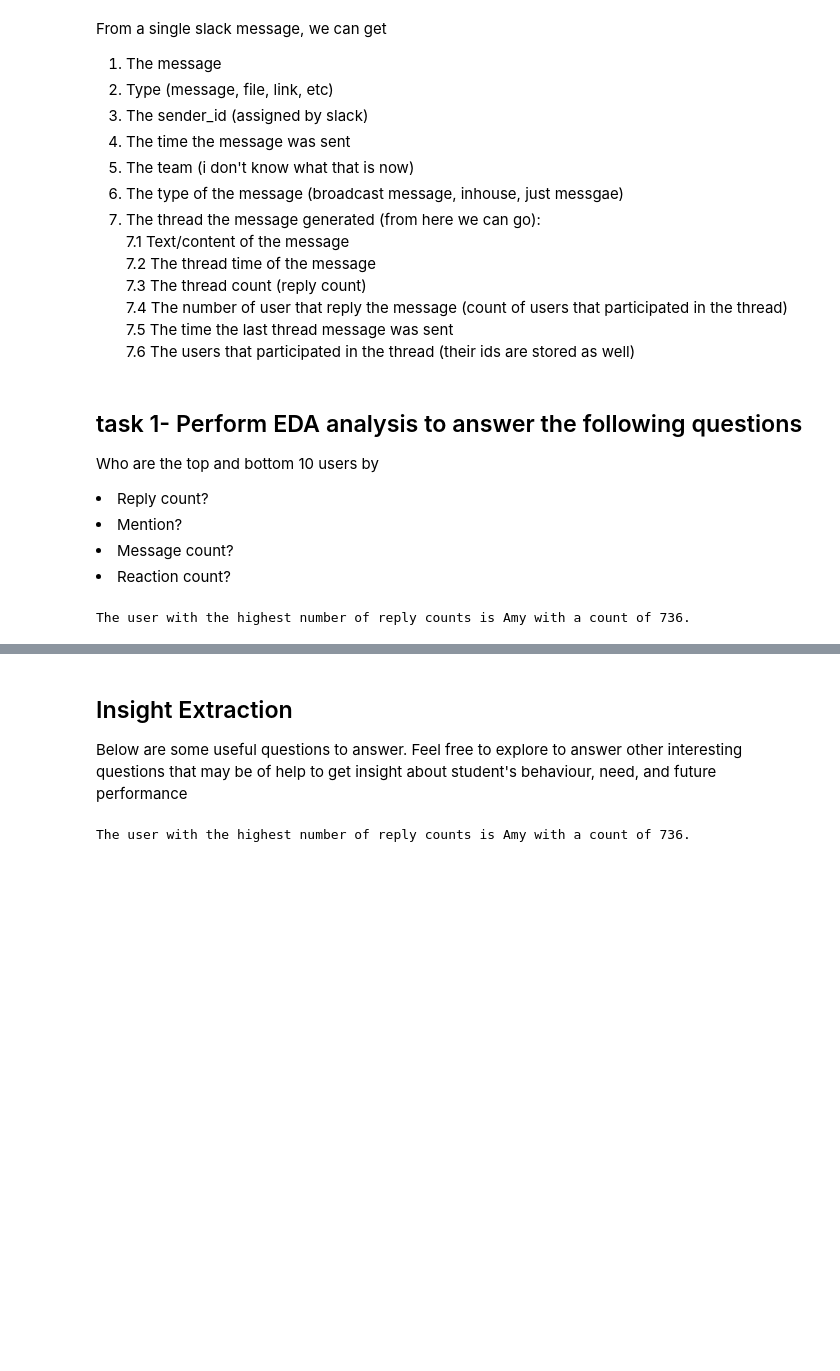
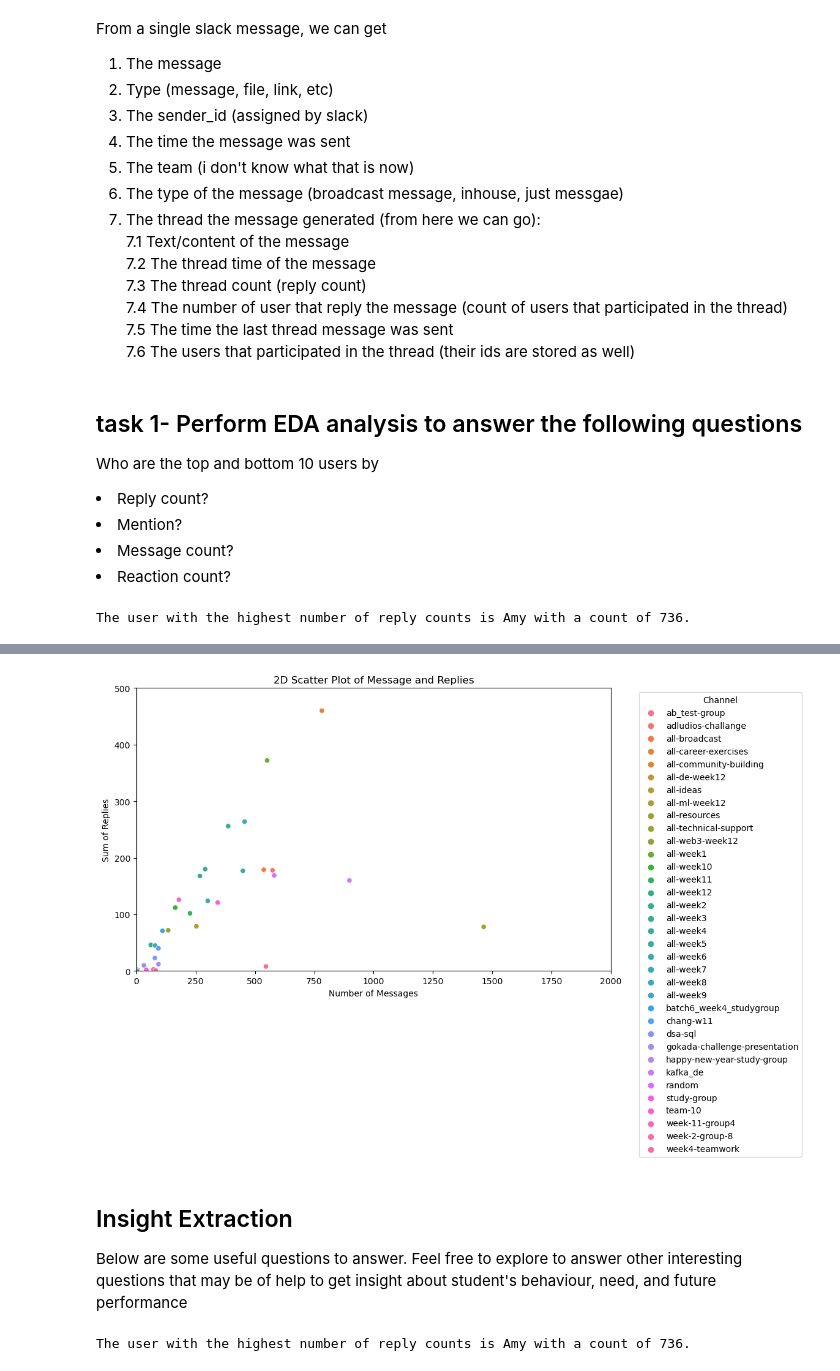
Before and after one commit to eyobbokru/week0_network_analysis, a Jupyter notebook: notebooks/parse_slack_data.ipynb, the cells around one changed output, grey strips where cells are left out. Saved outputs shown, nothing was run; the diff lists cells and outputs as text; code cells hidden in the pictures; blank space fills up the shorter version.

```diff
--- a/notebooks/parse_slack_data.ipynb
+++ b/notebooks/parse_slack_data.ipynb
@@ -236,0 +384,20 @@ for channel in channels:
+# %%
+#What are the top 10 messages by ■ Reactions?
+
+# which user has the highest number of Reaction count?
+# use this parse_slack_reaction(path, channel) from utls and get reaction count
+columns_reaction = pd.DataFrame(columns=['reaction_name', 'reaction_count', 'reaction_users_count', 'message', 'user_id'])
+for channel in channels:
+    channel_name = channel['name']
+    mp_data = utils.parse_slack_reaction(f"{data_path}{channel_name}/",channel_name )
+    columns_reaction = pd.concat([columns_reaction, mp_data], ignore_index=True)
+
+
+# Convert 'reply_count' to numeric for proper sorting
+columns_reaction['reaction_count'] = pd.to_numeric(columns_reaction['reaction_count'])
+
+# Sort the DataFrame by 'reply_count' in descending order
+sorted_df = columns_reaction.sort_values(by='reaction_count', ascending=False)
+
+# Display the sorted DataFrame
+print(sorted_df[['message', 'reaction_count']].head(10))
@@ -237,3 +462,45 @@ for channel in channels:
+# %%
+#Which channel appears at the right top corner when you plot a 2D scatter plot where x-axis is the number of messages in
+#the channel, y-axis is the sum of number of replies and
+#reactions, and the color representing channels?
+
+# use this slack_parser from utls and get
+# this df  columns = ['msg_type', 'msg_content', 'sender_name', 'msg_sent_time', 'msg_dist_type',
+#         'time_thread_start', 'reply_count', 'reply_users_count', 'reply_users', 'tm_thread_end']
+#then count sender name
+# Initialize an empty DataFrame
+merged_mesage_df = pd.DataFrame(columns = ['msg_type', 'msg_content', 'sender_name', 'msg_sent_time', 'msg_dist_type','time_thread_start', 'reply_count', 'reply_users_count', 'reply_users', 'tm_thread_end', 'channel'])
+
+for channel in channels:
+    channel_name = channel['name']
+    mp_data = utils.slack_parser(f"{data_path}{channel_name}/")
+    mp_data['channel'] = channel_name
+    merged_mesage_df = pd.concat([merged_mesage_df, mp_data])
+
+
+channel_stats = merged_mesage_df.groupby('channel').agg({
+    'msg_content': 'count',
+    'reply_count': 'sum'
+}).reset_index()
+
+channel_stats['replies'] = channel_stats['reply_count']
+
+# Scatter plot
+plt.figure(figsize=(10, 6))
+sns.scatterplot(x='msg_content', y='replies', hue='channel', data=channel_stats)
+plt.xlim(0, 2000)
+plt.ylim(0, 500)
+# Find the channel at the top right corner
+top_right_channel = channel_stats.sort_values(by=['msg_content', 'replies'], ascending=[False, False]).iloc[0]['channel']
+
+plt.title('2D Scatter Plot of Message and Replies')
+plt.xlabel('Number of Messages')
+plt.ylabel('Sum of Replies')
+plt.legend(title='Channel', bbox_to_anchor=(1.05, 1), loc='upper left')
+
+plt.show()
+# %% [output]
+[figure, added]
 # %% [markdown]
 ## Insight Extraction
 
```
Also changed, not shown: parts of 13 cells of this notebook, 2 other files.
